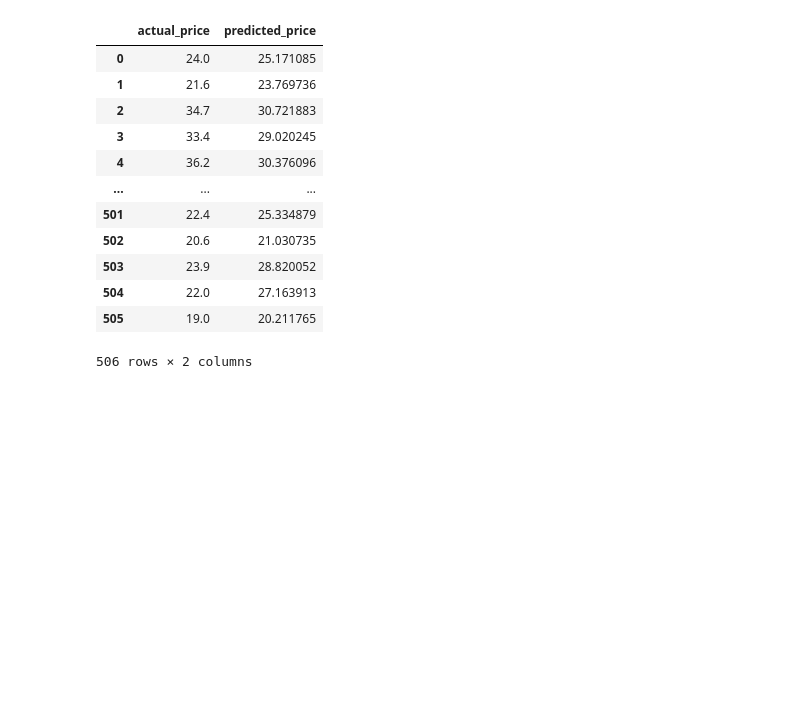
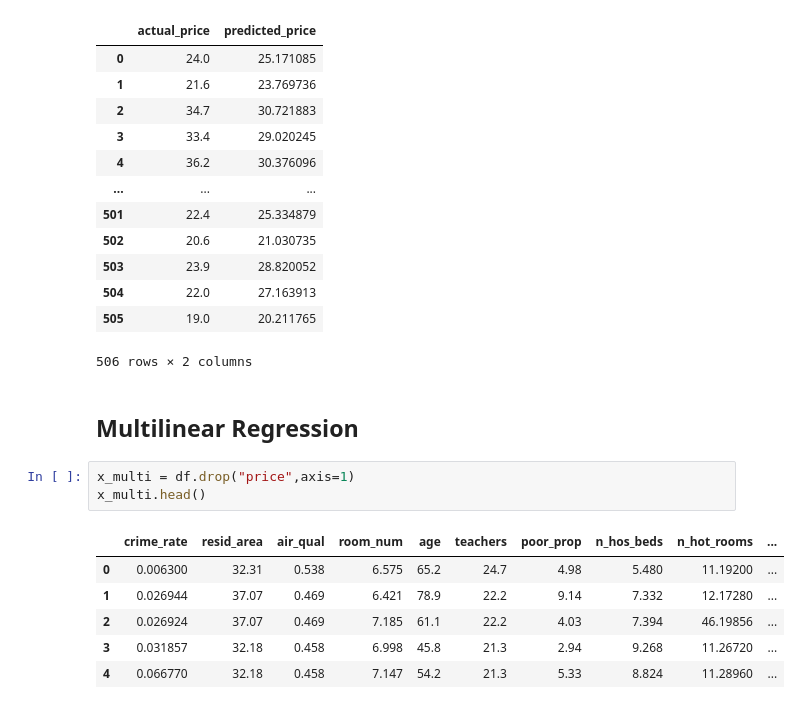
Before and after one commit to codematsing/DataMiningTrainingSession, a Jupyter notebook: Linear Regression.ipynb, the cells around one changed output. Drawn from its saved outputs; the diff is of its cells as text; blank space fills up the shorter version.

Commit message:
added multilinear regression

```diff
--- a/Simple_linear.ipynb
+++ b/Linear Regression.ipynb
@@ -435,3 +437,15 @@ comparison
 | 504 | 22.0 | 27.163913 |
 | 505 | 19.0 | 20.211765 |
 506 rows × 2 columns
+# %% [markdown]
+## Multilinear Regression
+# %%
+x_multi = df.drop("price",axis=1)
+x_multi.head()
+# %% [output]
+|  | crime_rate | resid_area | air_qual | room_num | age | teachers | poor_prop | n_hos_beds | n_hot_rooms | ... |
+| 0 | 0.006300 | 32.31 | 0.538 | 6.575 | 65.2 | 24.7 | 4.98 | 5.480 | 11.19200 | ... |
+| 1 | 0.026944 | 37.07 | 0.469 | 6.421 | 78.9 | 22.2 | 9.14 | 7.332 | 12.17280 | ... |
+| 2 | 0.026924 | 37.07 | 0.469 | 7.185 | 61.1 | 22.2 | 4.03 | 7.394 | 46.19856 | ... |
+| 3 | 0.031857 | 32.18 | 0.458 | 6.998 | 45.8 | 21.3 | 2.94 | 9.268 | 11.26720 | ... |
+| 4 | 0.066770 | 32.18 | 0.458 | 7.147 | 54.2 | 21.3 | 5.33 | 8.824 | 11.28960 | ... |
```
Also changed, not shown: parts of 5 cells of this notebook.
